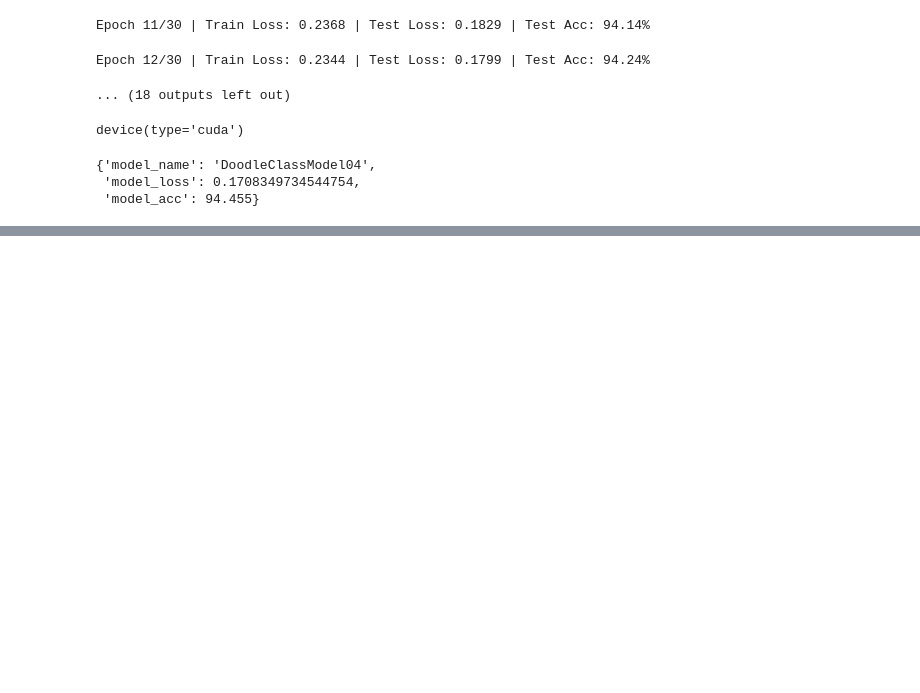
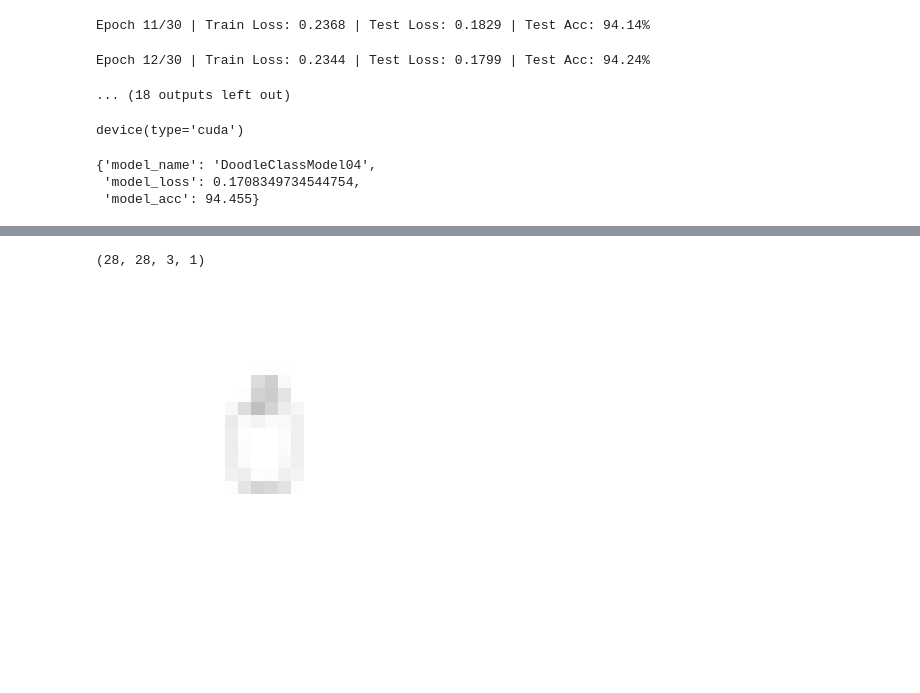
Before and after one commit to mayank-mi/cnn_classifier, a Jupyter notebook: note_03_cnn_model.ipynb, the cells around one changed output, grey strips where cells are left out. Cells and saved outputs as stored; diff of their text form; code cells hidden in the pictures; blank space fills up the shorter version.

```diff
--- a/note_03_cnn_model.ipynb
+++ b/note_03_cnn_model.ipynb
@@ -462,0 +534,26 @@ torch.save(model_2.state_dict(), './models/cnn_model.pth')
+# %%
+import matplotlib.pyplot as plt
+from PIL import Image
+import numpy as np
+
+# Load the image
+image = Image.open('C:/test001/ttt/cnn_classifier/iamges/apple.jpg')
+
+# Resize the image to 28x28
+resized_image = image.resize((28, 28))
+
+# Convert the image to a NumPy array
+image_array = np.array(resized_image)
+
+# Ensure the image has the shape (28, 28, 1)
+# For grayscale, add a new axis to make it (28, 28, 1)
+image_array = np.expand_dims(image_array, axis=-1)
+
+print(np.shape(image_array))
+# Display the image
+plt.imshow(image_array.squeeze(), cmap='gray')
+plt.axis('off')  # Optional: to hide the axis
+plt.show()
+# %% [output]
+(28, 28, 3, 1)
+[figure, added]
```
Also changed, not shown: parts of 22 cells of this notebook, 13 other files.
